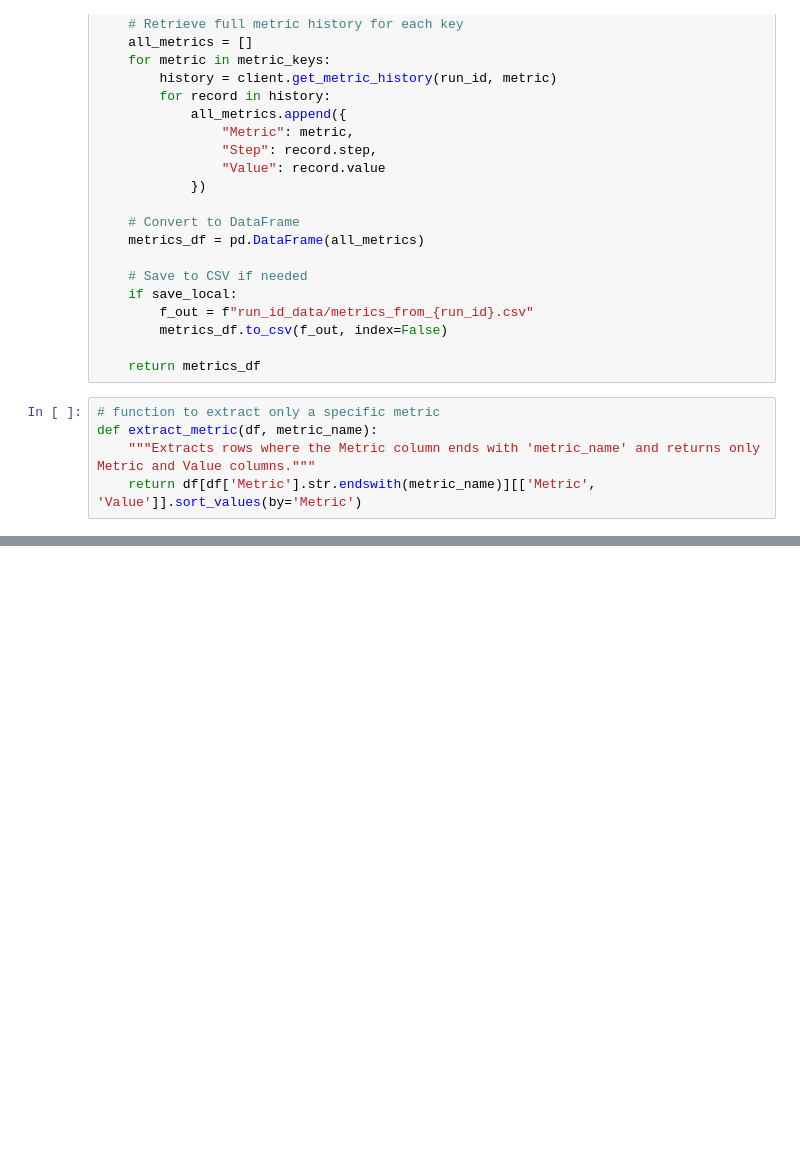
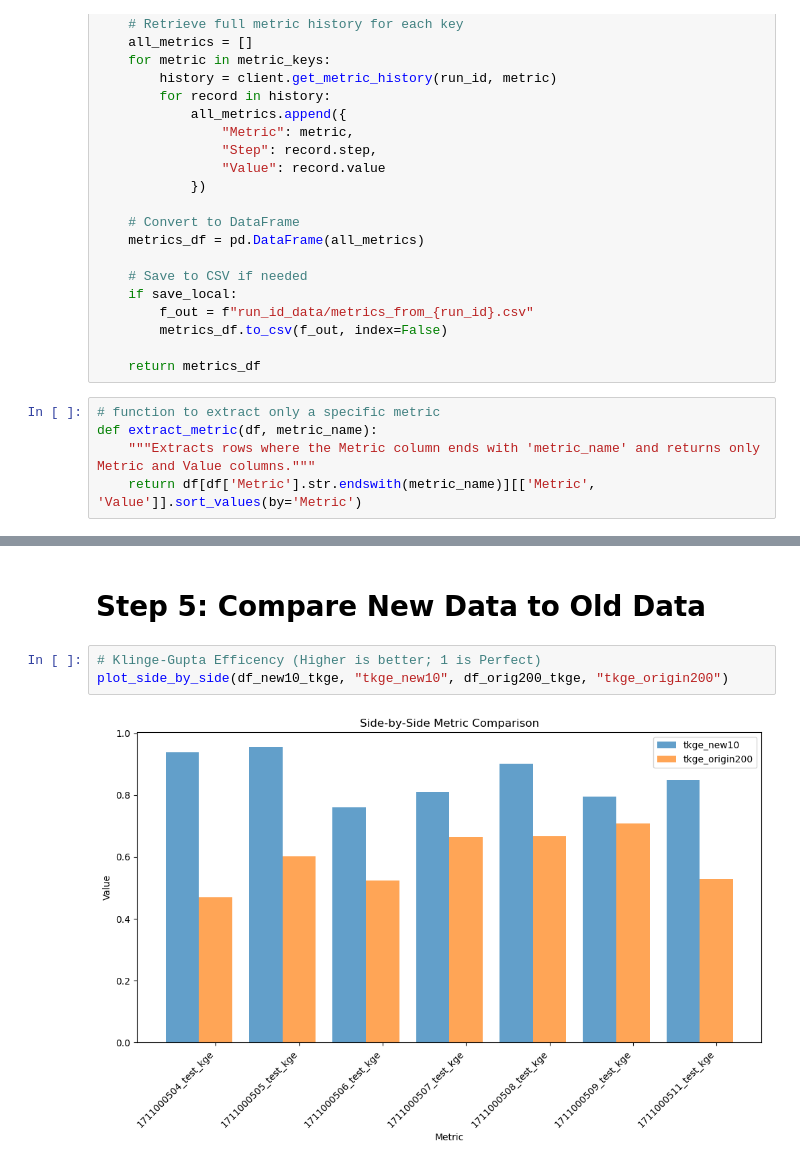
Before and after one commit to DSHydro/SnowML, a Jupyter notebook: notebooks/Prototype_Model_Results/VizHuc10Compare.ipynb, the cells around one changed output, grey strips where cells are left out. Cells and saved outputs as stored; diff of their text form; blank space fills up the shorter version.

```diff
--- a/notebooks/Prototype_Model_Results/VizHuc10Compare.ipynb
+++ b/notebooks/Prototype_Model_Results/VizHuc10Compare.ipynb
@@ -149,0 +181,7 @@ df_new10
+# %% [markdown]
+# Step 5: Compare New Data to Old Data
+# %%
+# Klinge-Gupta Efficency (Higher is better; 1 is Perfect)
+plot_side_by_side(df_new10_tkge, "tkge_new10", df_orig200_tkge, "tkge_origin200")
+# %% [output]
+[figure, added]
```
Also changed, not shown: parts of 19 cells of this notebook.
